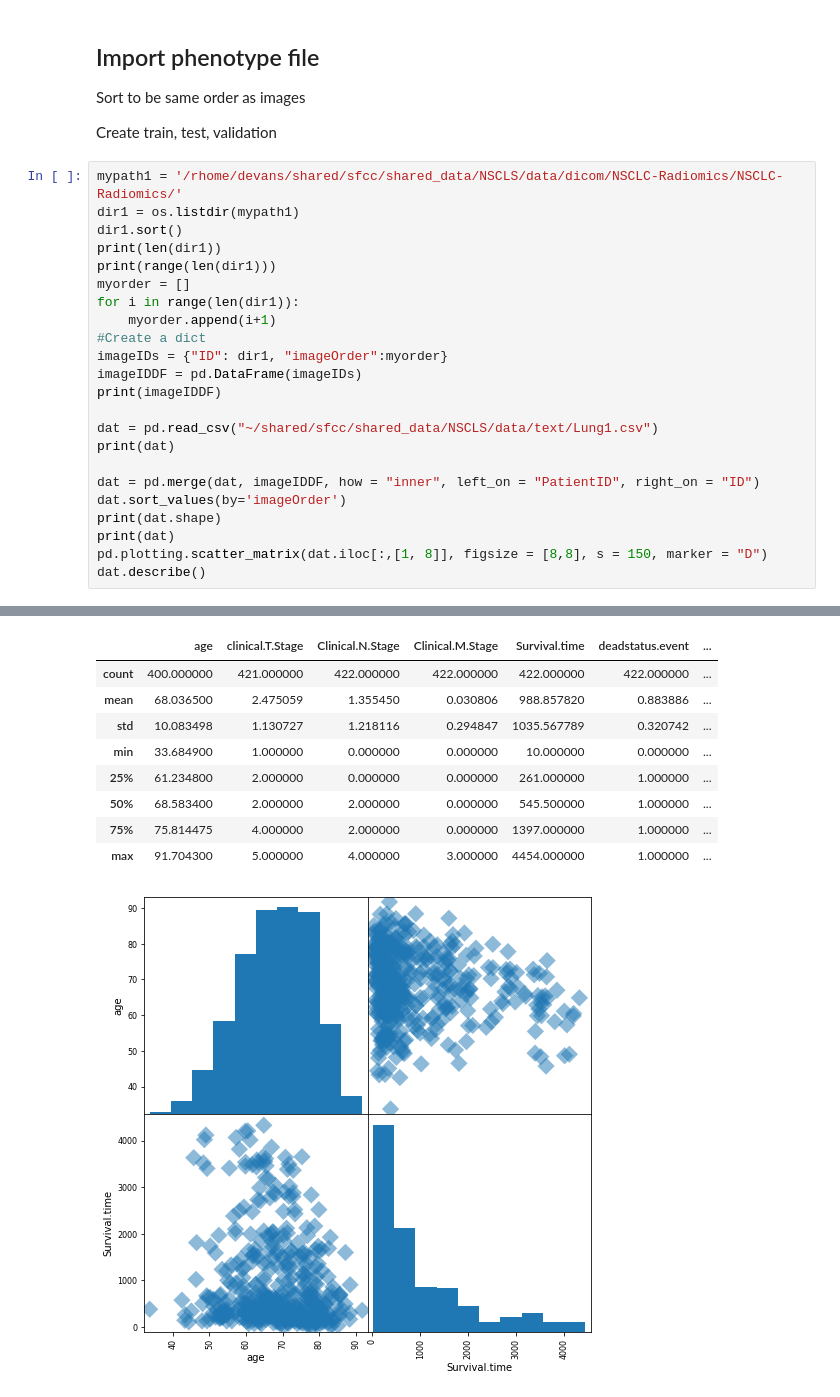
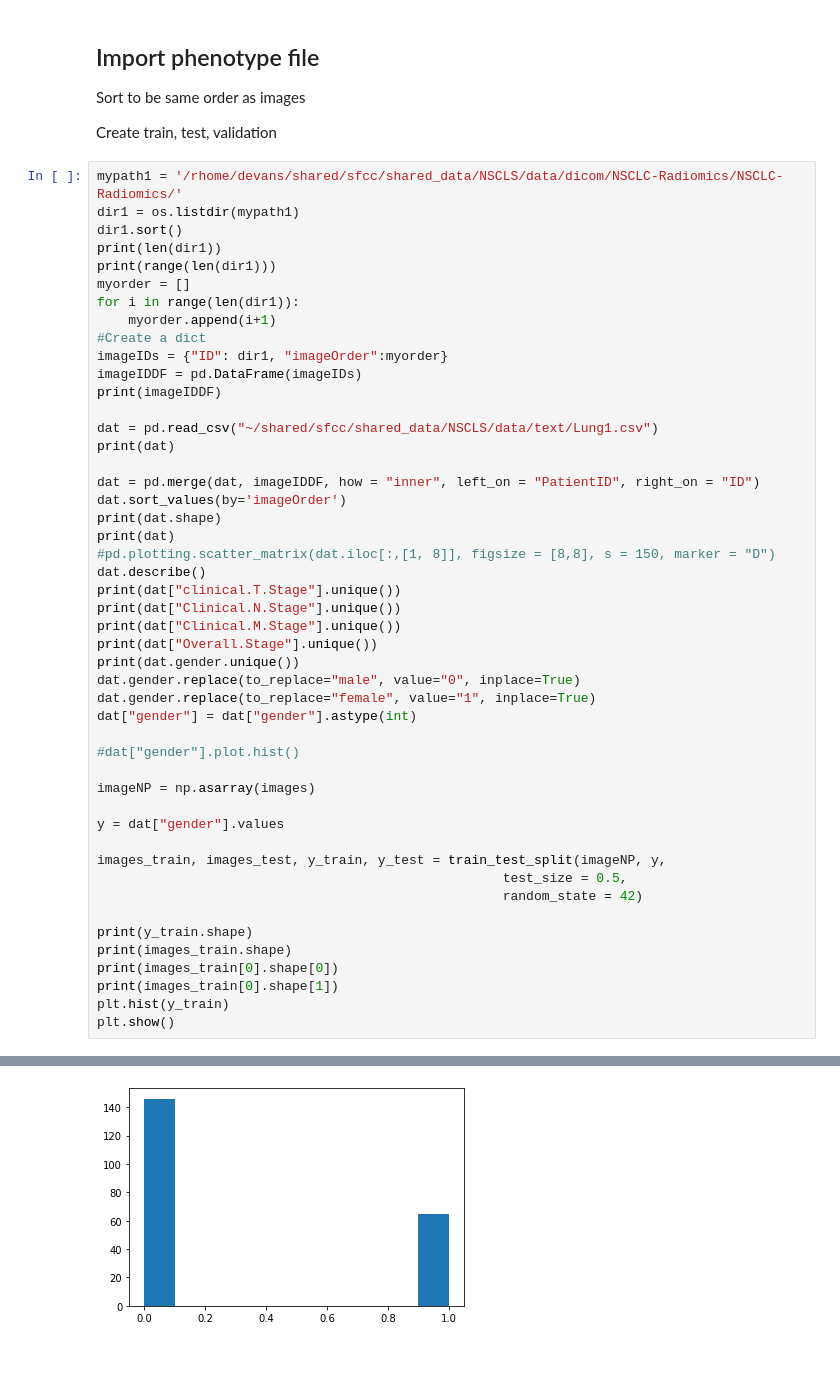
Before and after one commit to DanielEvansLab/MLgroup, a Jupyter notebook: NSCLS_deep/NSCLS.ipynb, the cells around one changed output, grey strips where cells are left out. Drawn from its saved outputs; the diff is of its cells as text; blank space fills up the shorter version.

```diff
--- a/NSCLS_deep/NSCLS.ipynb
+++ b/NSCLS_deep/NSCLS.ipynb
@@ -210,8 +224,33 @@ dat = pd.merge(dat, imageIDDF, how = "inner", left_on = "PatientID", right_on =
 dat.sort_values(by='imageOrder')
 print(dat.shape)
 print(dat)
-pd.plotting.scatter_matrix(dat.iloc[:,[1, 8]], figsize = [8,8], s = 150, marker = "D")
+#pd.plotting.scatter_matrix(dat.iloc[:,[1, 8]], figsize = [8,8], s = 150, marker = "D")
 dat.describe()
+print(dat["clinical.T.Stage"].unique())
+print(dat["Clinical.N.Stage"].unique())
+print(dat["Clinical.M.Stage"].unique())
+print(dat["Overall.Stage"].unique())
+print(dat.gender.unique())
+dat.gender.replace(to_replace="male", value="0", inplace=True)
+dat.gender.replace(to_replace="female", value="1", inplace=True)
+dat["gender"] = dat["gender"].astype(int)
+
+#dat["gender"].plot.hist()
+
+imageNP = np.asarray(images)
+
+y = dat["gender"].values
+
+images_train, images_test, y_train, y_test = train_test_split(imageNP, y,
+                                                    test_size = 0.5,
+                                                    random_state = 42)
+
+print(y_train.shape)
+print(images_train.shape)
+print(images_train[0].shape[0])
+print(images_train[0].shape[1])
+plt.hist(y_train)
+plt.show()
 # %% [output]
 422
 range(0, 422)
@@ -233,10 +272 @@ range(0, 422)
-|  | age | clinical.T.Stage | Clinical.N.Stage | Clinical.M.Stage | Survival.time | deadstatus.event | ... |
-| count | 400.000000 | 421.000000 | 422.000000 | 422.000000 | 422.000000 | 422.000000 | ... |
-| mean | 68.036500 | 2.475059 | 1.355450 | 0.030806 | 988.857820 | 0.883886 | ... |
-| std | 10.083498 | 1.130727 | 1.218116 | 0.294847 | 1035.567789 | 0.320742 | ... |
-| min | 33.684900 | 1.000000 | 0.000000 | 0.000000 | 10.000000 | 0.000000 | ... |
-| 25% | 61.234800 | 2.000000 | 0.000000 | 0.000000 | 261.000000 | 1.000000 | ... |
-| 50% | 68.583400 | 2.000000 | 2.000000 | 0.000000 | 545.500000 | 1.000000 | ... |
-| 75% | 75.814475 | 4.000000 | 2.000000 | 0.000000 | 1397.000000 | 1.000000 | ... |
-| max | 91.704300 | 5.000000 | 4.000000 | 3.000000 | 4454.000000 | 1.000000 | ... |
-[figure, old version]
+[figure, new version]
```
Also changed, not shown: parts of 6 cells of this notebook.
